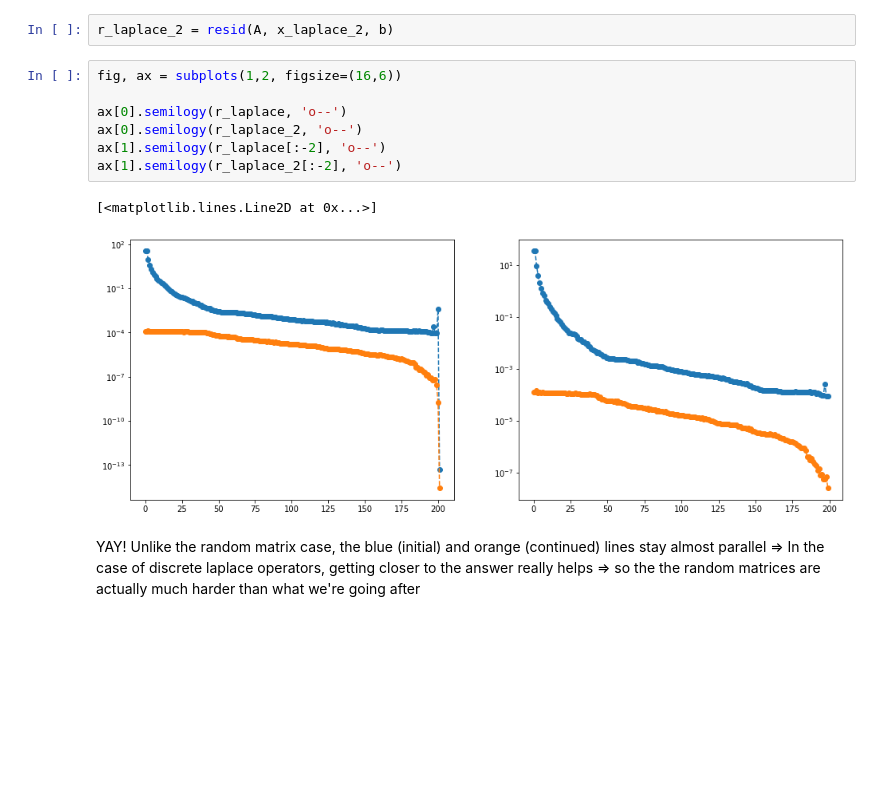
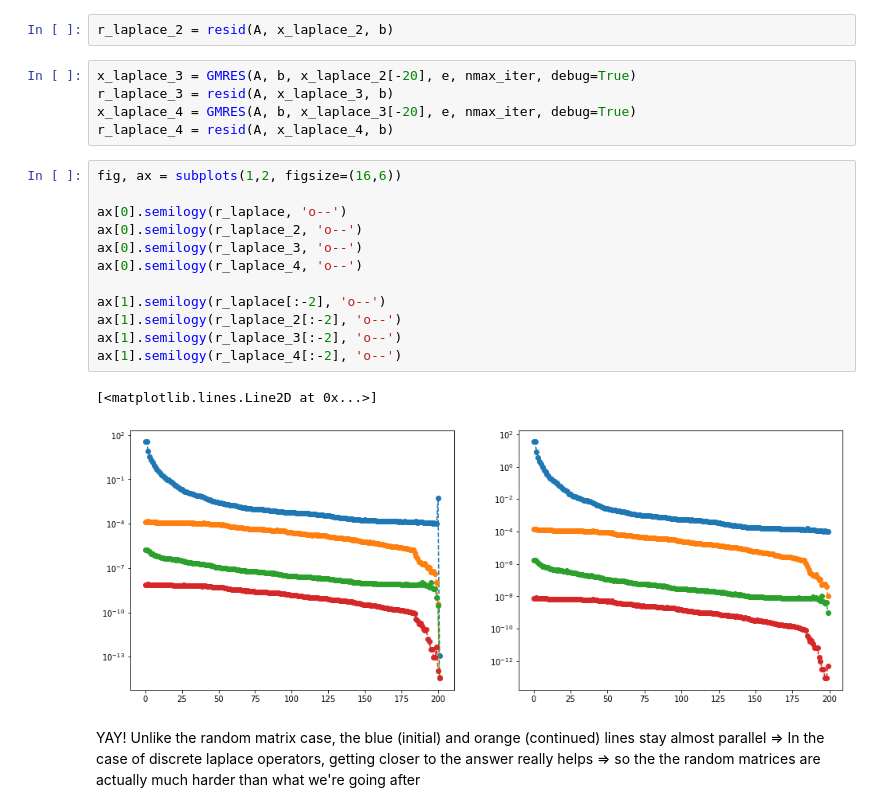
Before and after one commit to ML4FnP/GMRES-Learning, a Jupyter notebook: Convergence Study.ipynb, the cells around one changed output. Drawn from its saved outputs; the diff is of its cells as text; blank space fills up the shorter version.

```diff
--- a/Convergence Study.ipynb
+++ b/Convergence Study.ipynb
@@ -97,16 +97,26 @@ This still has a lot of feature of the random matrix example: mainly that we nee
 x_laplace_2 = GMRES(A, b, x_laplace[-20], e, nmax_iter, debug=True)
 # %%
 r_laplace_2 = resid(A, x_laplace_2, b)
+# %%
+x_laplace_3 = GMRES(A, b, x_laplace_2[-20], e, nmax_iter, debug=True)
+r_laplace_3 = resid(A, x_laplace_3, b)
+x_laplace_4 = GMRES(A, b, x_laplace_3[-20], e, nmax_iter, debug=True)
+r_laplace_4 = resid(A, x_laplace_4, b)
 # %%
 fig, ax = subplots(1,2, figsize=(16,6))
 
 ax[0].semilogy(r_laplace, 'o--')
 ax[0].semilogy(r_laplace_2, 'o--')
+ax[0].semilogy(r_laplace_3, 'o--')
+ax[0].semilogy(r_laplace_4, 'o--')
+
 ax[1].semilogy(r_laplace[:-2], 'o--')
 ax[1].semilogy(r_laplace_2[:-2], 'o--')
+ax[1].semilogy(r_laplace_3[:-2], 'o--')
+ax[1].semilogy(r_laplace_4[:-2], 'o--')
 # %% [output]
 [<matplotlib.lines.Line2D at 0x...>]
-[figure, old version]
+[figure, new version]
 # %% [markdown]
 YAY! Unlike the random matrix case, the blue (initial) and orange (continued) lines stay almost parallel => In the case of discrete laplace operators, getting closer to the answer really helps => so the the random matrices are actually much harder than what we're going after
 # %% [markdown]
```
Also changed, not shown: parts of 8 cells of this notebook, 11 other files.
